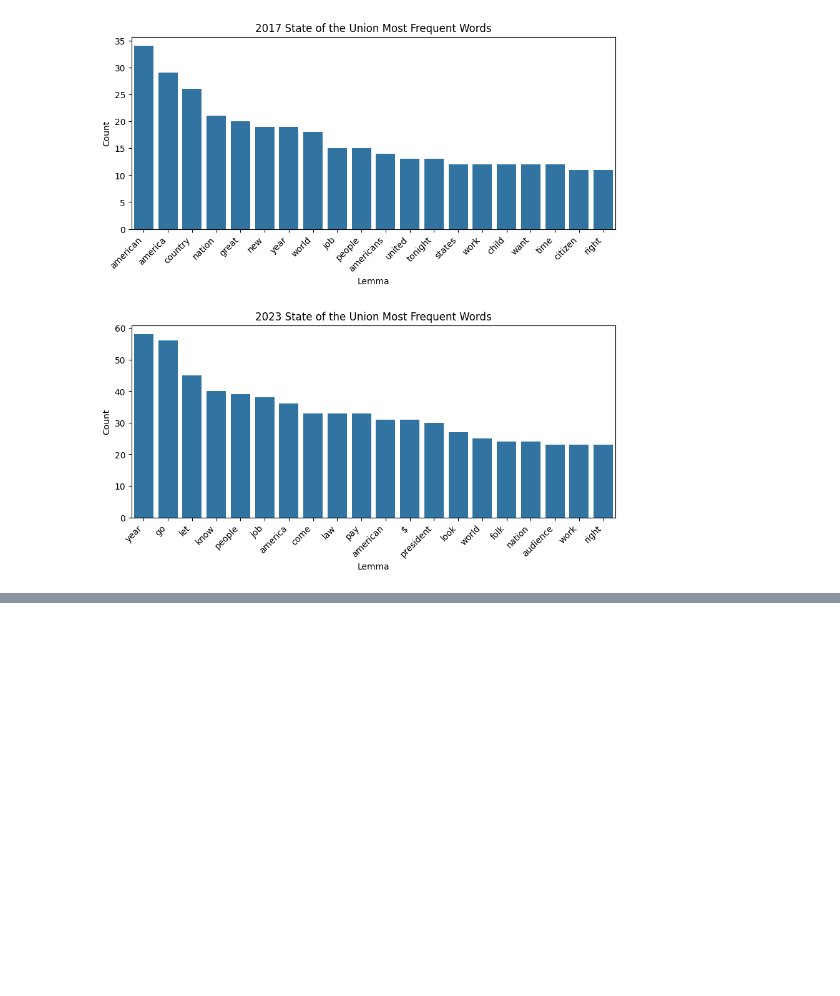
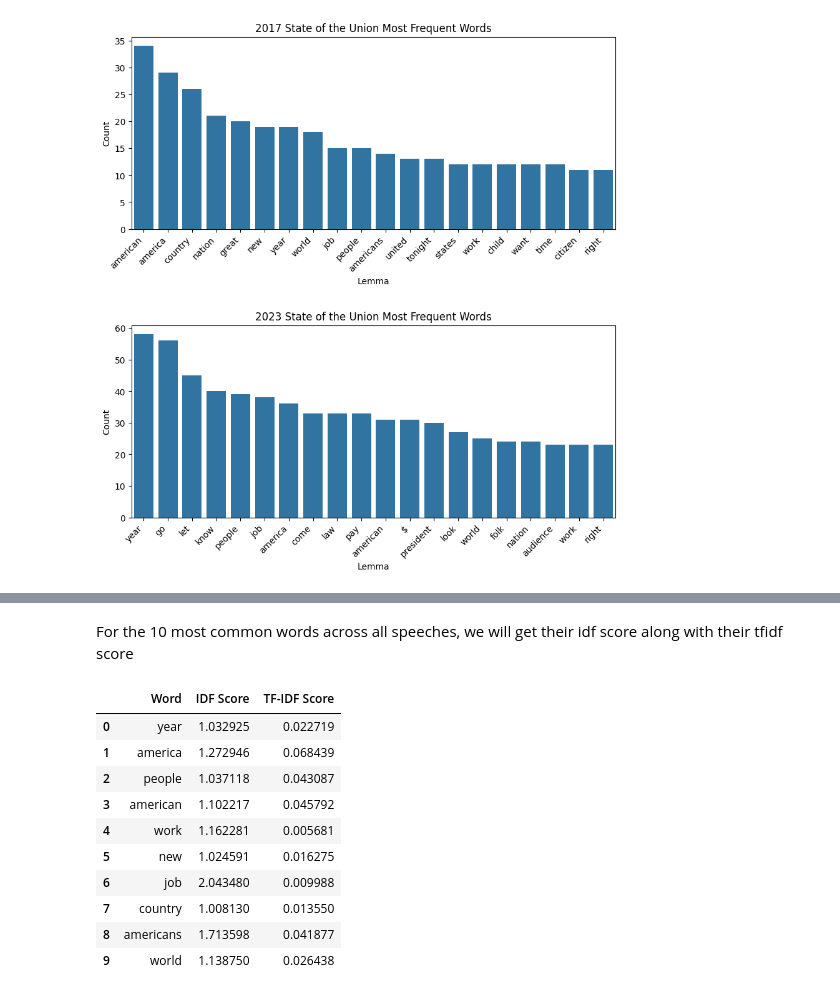
Before and after one commit to UCB-stat-159-f25/proj02-group12, a Jupyter notebook: nlp-P02.ipynb, the cells around one changed output, grey strips where cells are left out. Cells and saved outputs as stored; diff of their text form; code cells hidden in the pictures; blank space fills up the shorter version.

```diff
--- a/nlp-P02.ipynb
+++ b/nlp-P02.ipynb
@@ -201,0 +240,31 @@ plt.savefig("outputs/2017_vs_2023_most_frequent_words.png")
+# %% [markdown]
+For the 10 most common words across all speeches, we will get their idf score along with their tfidf score
+# %%
+word_list = ['year',
+ 'america',
+ 'people',
+ 'american',
+ 'work',
+ 'new',
+ 'job',
+ 'country',
+ 'americans',
+ 'world']
+
+word_nums = [tfidf_model.vocabulary_[word] for word in word_list] ### get column index for each word
+idf_score = [tfidf_model.idf_[index] for index in word_nums] ### get idf score for each word
+tf_idf = [tfidf_vectors[0, index] for index in word_nums] ### get tfidf score using index from earlier
+# %%
+pd.DataFrame({"Word": word_list, "IDF Score": idf_score, "TF-IDF Score": tf_idf})
+# %% [output]
+|  | Word | IDF Score | TF-IDF Score |
+| 0 | year | 1.032925 | 0.022719 |
+| 1 | america | 1.272946 | 0.068439 |
+| 2 | people | 1.037118 | 0.043087 |
+| 3 | american | 1.102217 | 0.045792 |
+| 4 | work | 1.162281 | 0.005681 |
+| 5 | new | 1.024591 | 0.016275 |
+| 6 | job | 2.043480 | 0.009988 |
+| 7 | country | 1.008130 | 0.013550 |
+| 8 | americans | 1.713598 | 0.041877 |
+| 9 | world | 1.138750 | 0.026438 |
```
Also changed, not shown: parts of 12 cells of this notebook, 4 other files.
